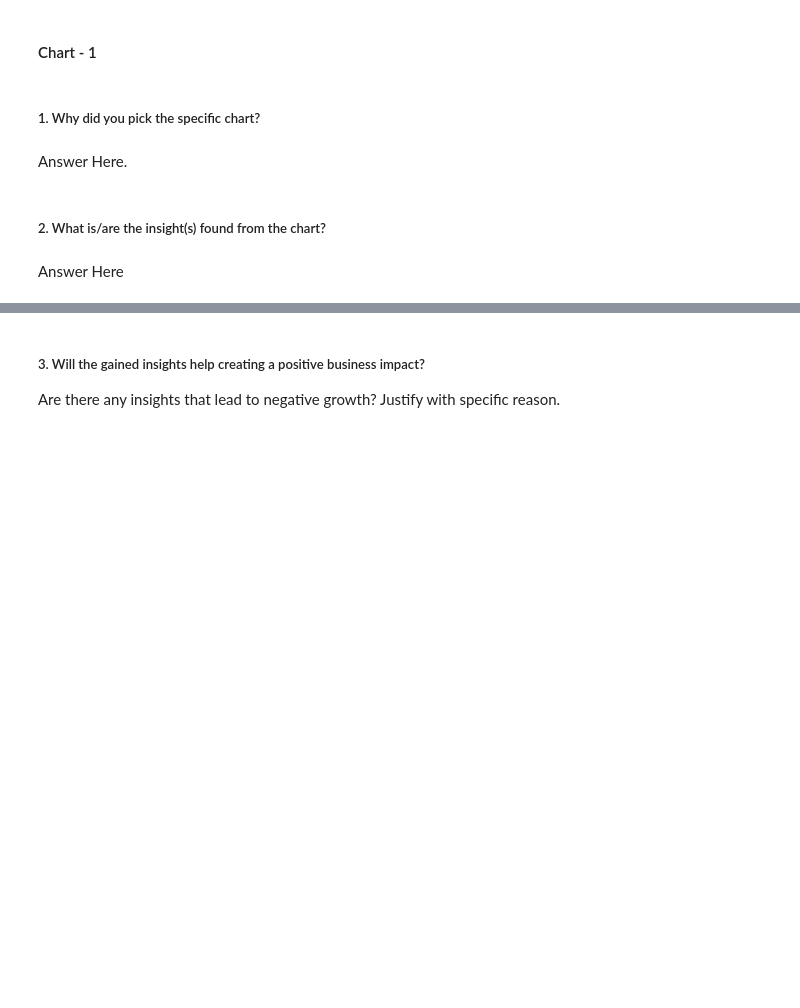
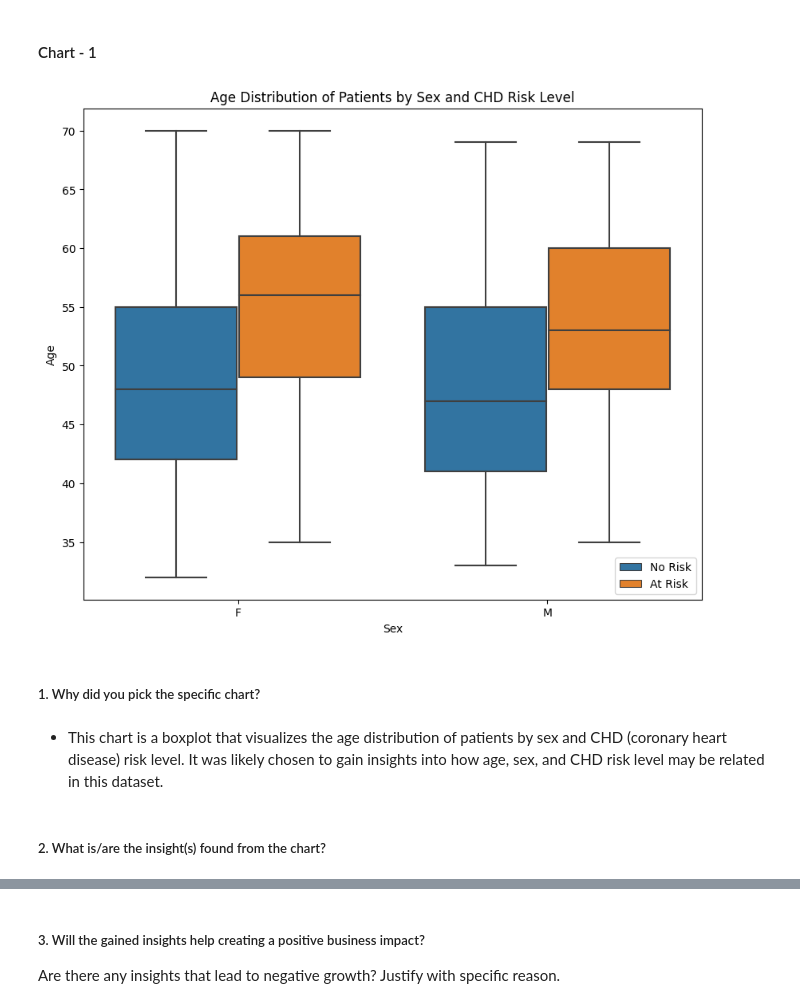
Before and after one commit to Navjotkhatri/CARDIOVASCULAR-RISK-PREDICTION, a Jupyter notebook: Cardiovascular_Risk_Prediction.ipynb, the cells around one changed output, grey strips where cells are left out. Saved outputs shown, nothing was run; the diff lists cells and outputs as text; code cells hidden in the pictures; blank space fills up the shorter version.

```diff
--- a/Cardiovascular_Risk_Prediction.ipynb
+++ b/Cardiovascular_Risk_Prediction.ipynb
@@ -429,8 +423,18 @@ df.fillna({'glucose': df['glucose'].median(),
+# %%
+# Chart - 1 visualization code
+fig, ax = plt.subplots(figsize=(10, 8))
+sns.boxplot(x="sex", y="age", hue="TenYearCHD", data= df, ax=ax)
+ax.set_title("Age Distribution of Patients by Sex and CHD Risk Level")
+ax.set_xlabel("Sex")
+ax.set_ylabel("Age")
+handles, labels = ax.get_legend_handles_labels()
+ax.legend(handles, ["No Risk", "At Risk"], loc="best")
+plt.show()
+# %% [output]
+[figure, added]
 # %% [markdown]
 ##### 1. Why did you pick the specific chart?
-# %% [markdown]
-Answer Here.
+# %% [markdown]
+* This chart is a boxplot that visualizes the age distribution of patients by sex and CHD (coronary heart disease) risk level. It was likely chosen to gain insights into how age, sex, and CHD risk level may be related in this dataset.
 # %% [markdown]
 ##### 2. What is/are the insight(s) found from the chart?
-# %% [markdown]
-Answer Here
```
Also changed, not shown: parts of 37 cells of this notebook.
